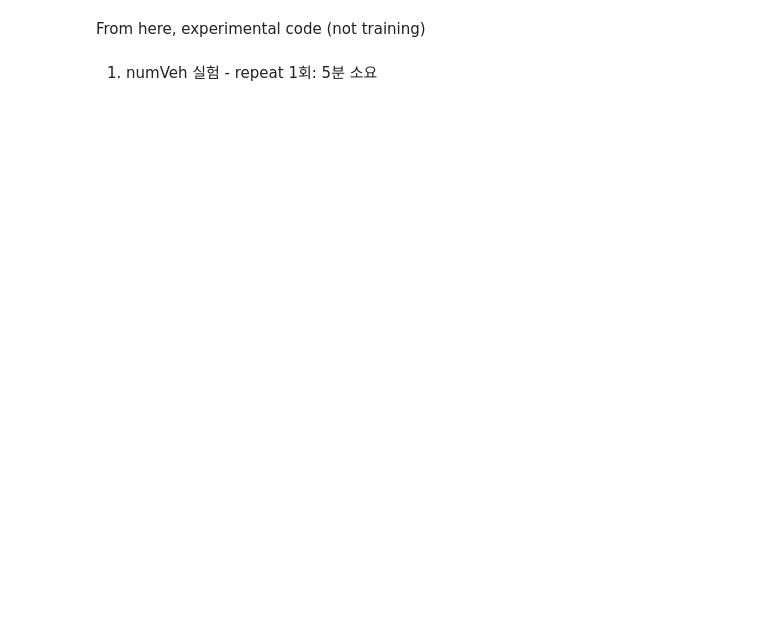
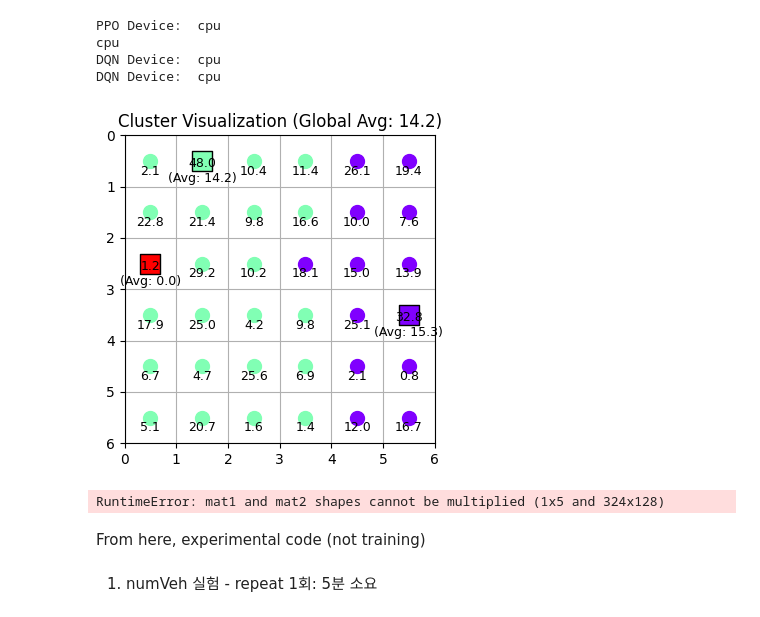
Before and after one commit to tnwjd7732/Popular-RL-Algorithms, a Jupyter notebook: run.ipynb, the cells around one changed output. Drawn from its saved outputs; the diff is of its cells as text; code cells hidden in the pictures; blank space fills up the shorter version.

```diff
--- a/run.ipynb
+++ b/run.ipynb
@@ -15,5 +18,12 @@ run my_wocloud.py --train
 # %%
-#run my_integrated_model.py --train
+run my_integrated_model.py --train
+# %% [output]
+PPO Device:  cpu
+cpu
+DQN Device:  cpu
+DQN Device:  cpu
+[figure, added]
+RuntimeError: mat1 and mat2 shapes cannot be multiplied (1x5 and 324x128)
 # %% [markdown]
 From here, experimental code (not training)
 # %%
```
Also changed, not shown: parts of 12 cells of this notebook, 12 other files.
